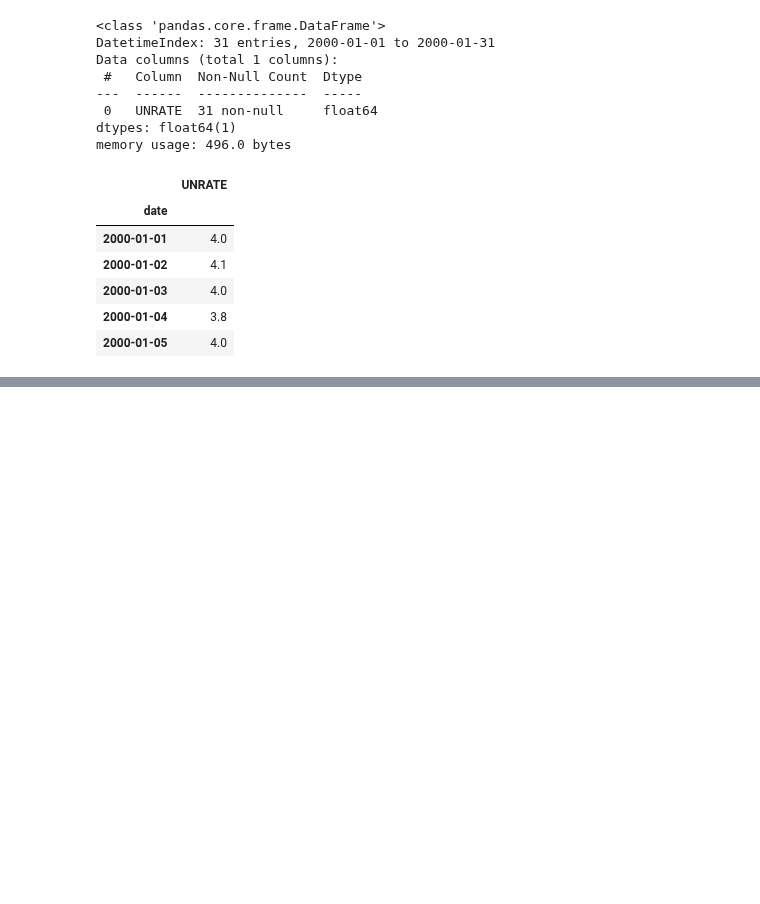
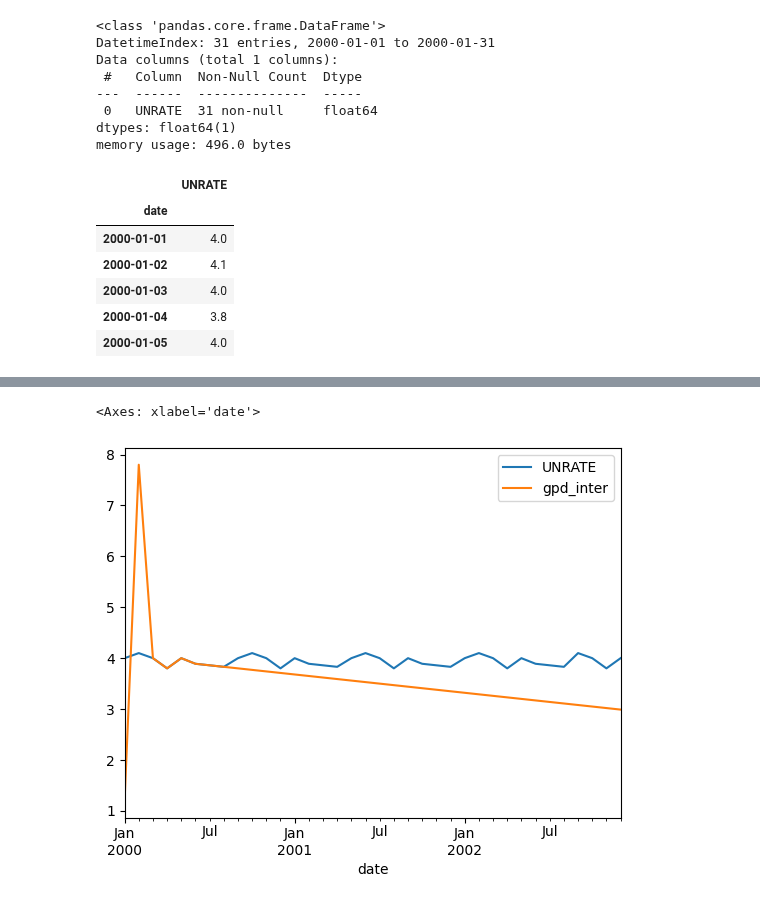
Before and after one commit to KeenGWatanabe/python, a Jupyter notebook: DateTime.ipynb, the cells around one changed output, grey strips where cells are left out. Cells and saved outputs as stored; diff of their text form; code cells hidden in the pictures; blank space fills up the shorter version.

```diff
--- a/DateTime.ipynb
+++ b/DateTime.ipynb
@@ -1069,0 +1086,18 @@ gdp.head(2)
+# %%
+import pandas as pd
+import matplotlib.pyplot as plt
+
+# Import data here
+gdp = pd.read_csv('gpd.csv', parse_dates=['date'], index_col='date')
+unrate = pd.read_csv('unemployment.csv', parse_dates=['date'], index_col='date')
+
+#gdp.info()
+gdp.head(2)
+#distingauish the label with add_suffix
+gdp_1 = gdp.resample('MS').ffill().add_suffix('_ffill') #fill forward missing
+gdp_2 = gdp.resample('MS').interpolate().add_suffix('_inter') #find points on straight line between data
+
+pd.concat([unrate, gdp_2], axis=1).plot()
+# %% [output]
+<Axes: xlabel='date'>
+[figure, added]
```
Also changed, not shown: parts of 3 cells of this notebook, 2 other files.
